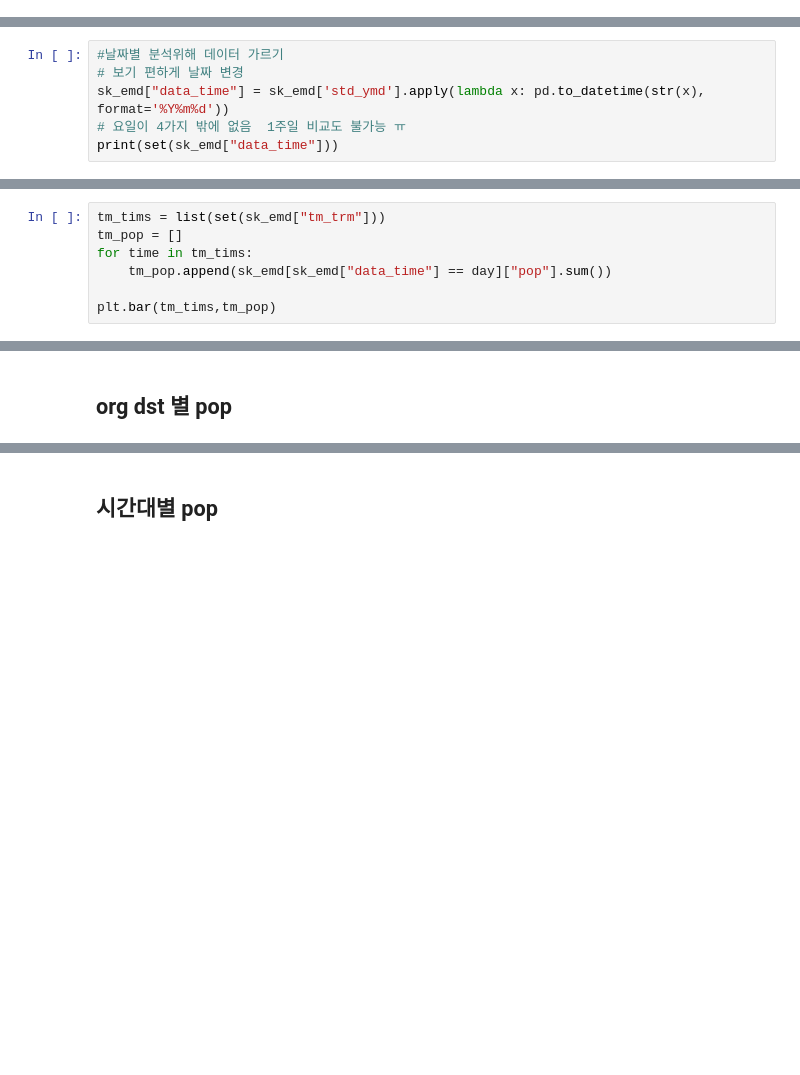
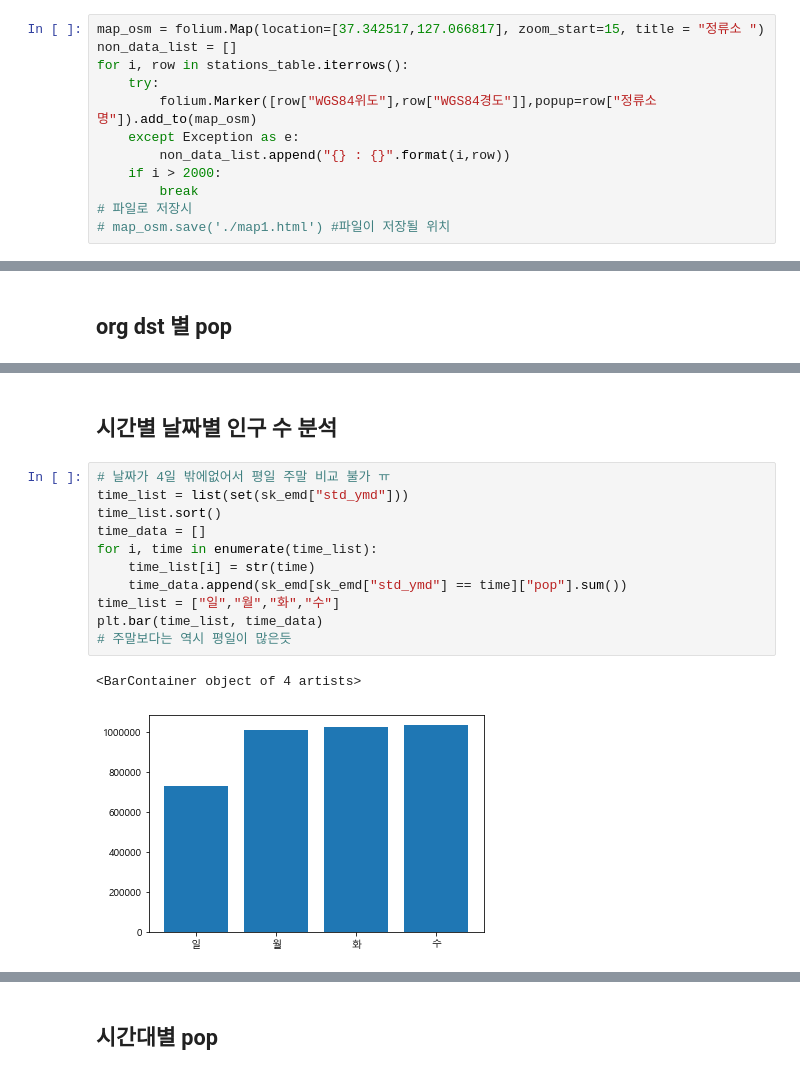
Before and after one commit to whtngus/finding_road, a Jupyter notebook: EDA/EDA_ALL-SH.ipynb, the cells around one changed output, grey strips where cells are left out. Drawn from its saved outputs; the diff is of its cells as text; blank space fills up the shorter version.

```diff
--- a/EDA/EDA_ALL-SH.ipynb
+++ b/EDA/EDA_ALL-SH.ipynb
@@ -27,0 +32,12 @@ stations_table.head()
+# %%
+map_osm = folium.Map(location=[37.342517,127.066817], zoom_start=15, title = "정류소 ")
+non_data_list = []
+for i, row in stations_table.iterrows():
+    try:
+        folium.Marker([row["WGS84위도"],row["WGS84경도"]],popup=row["정류소명"]).add_to(map_osm)
+    except Exception as e:
+        non_data_list.append("{} : {}".format(i,row))
+    if i > 2000:
+        break
+# 파일로 저장시
+# map_osm.save('./map1.html') #파일이 저장될 위치
@@ -38,9 +60,3 @@ sk_emd.head()
 | 2 | 20180703 | 00_05 | 기배동 | 동탄2동 | 24.84 |
 | 3 | 20180703 | 00_05 | 기배동 | 동탄3동 | 8.28 |
 | 4 | 20180703 | 00_05 | 기배동 | 동탄4동 | 2.76 |
-# %%
-#날짜별 분석위해 데이터 가르기
-# 보기 편하게 날짜 변경
-sk_emd["data_time"] = sk_emd['std_ymd'].apply(lambda x: pd.to_datetime(str(x), format='%Y%m%d'))
-# 요일이 4가지 밖에 없음  1주일 비교도 불가능 ㅠ
-print(set(sk_emd["data_time"]))
@@ -61,7 +62,0 @@ plt.bar(days,pop_day)
-# %%
-tm_tims = list(set(sk_emd["tm_trm"]))
-tm_pop = []
-for time in tm_tims:
-    tm_pop.append(sk_emd[sk_emd["data_time"] == day]["pop"].sum())
-
-plt.bar(tm_tims,tm_pop)
@@ -129,0 +119,16 @@ Name: pop, dtype: float64
+# %% [markdown]
+## 시간별 날짜별 인구 수 분석
+# %%
+# 날짜가 4일 밖에없어서 평일 주말 비교 불가 ㅠ
+time_list = list(set(sk_emd["std_ymd"]))
+time_list.sort()
+time_data = []
+for i, time in enumerate(time_list):
+    time_list[i] = str(time)
+    time_data.append(sk_emd[sk_emd["std_ymd"] == time]["pop"].sum())
+time_list = ["일","월","화","수"]
+plt.bar(time_list, time_data)
+# 주말보다는 역시 평일이 많은듯
+# %% [output]
+<BarContainer object of 4 artists>
+[figure, added]
```
Also changed, not shown: parts of 20 cells of this notebook.
